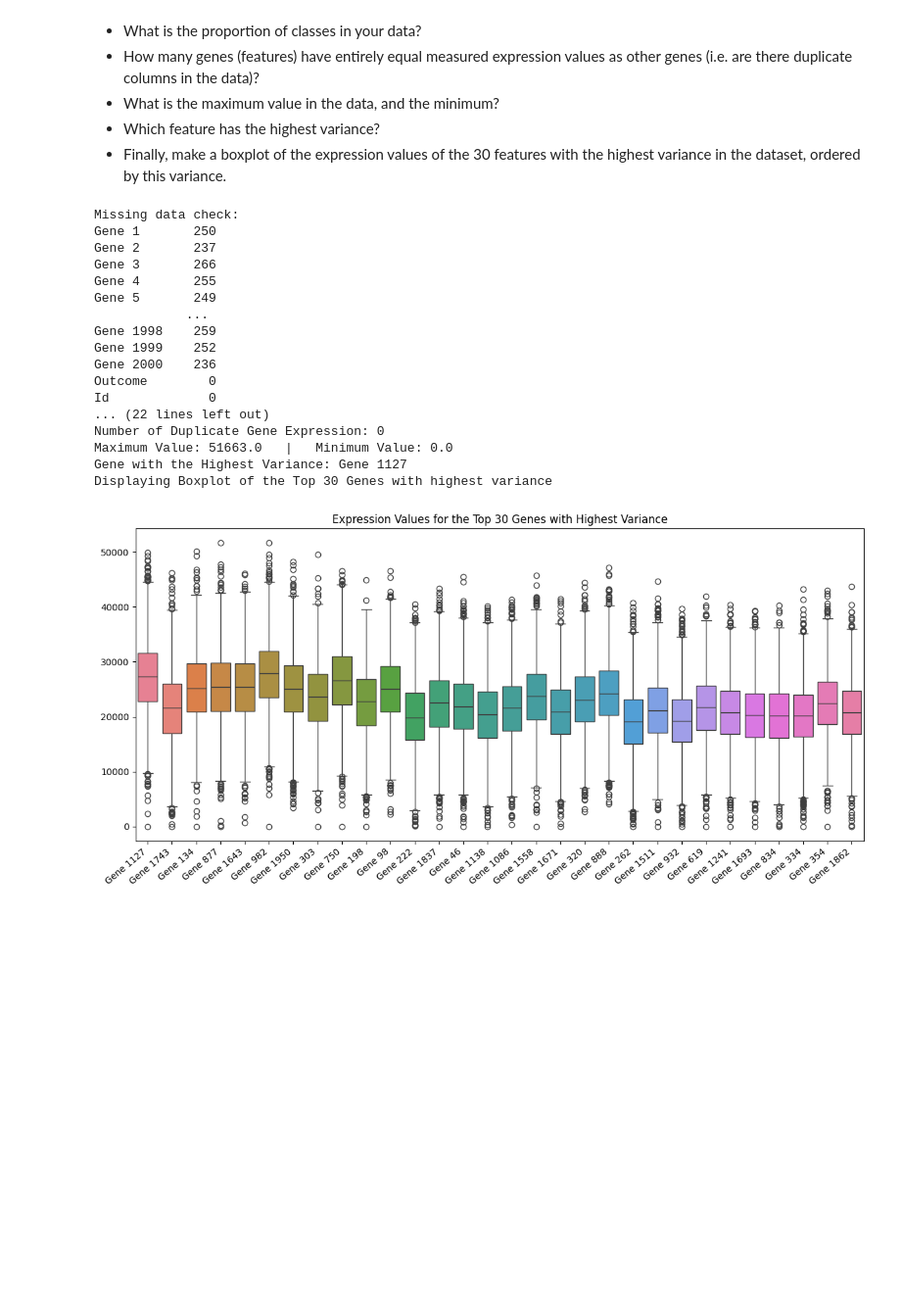
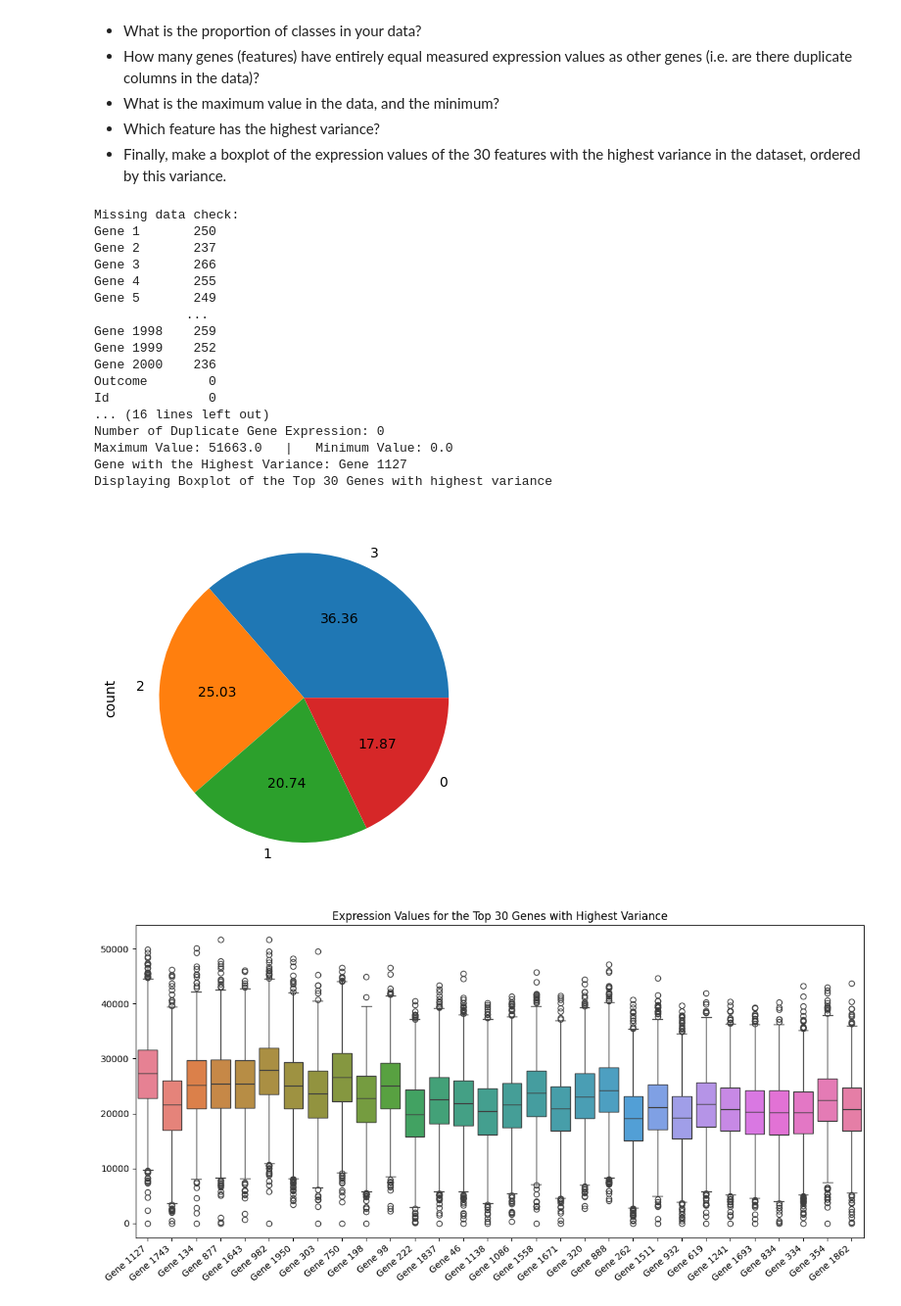
Before and after one commit to manuayllon00/BMLMProject, a Jupyter notebook: project..ipynb, the cells around one changed output. Shown: that part at 98% size. Saved outputs shown, nothing was run; the diff lists cells and outputs as text; code cells hidden in the pictures; blank space fills up the shorter version.

```diff
--- a/project..ipynb
+++ b/project..ipynb
@@ -43,11 +61,8 @@ print(df_train.isnull().sum())
 print("\nData Types check:")
 print(df_train.dtypes)
 # -------------------------------------------------------------------------------------
-class_counts = df_train['Outcome'].value_counts()
-# Calculate the proportion of each class
-class_proportions = class_counts / len(df_train)
 print("Class Proportions:")
-print(class_proportions)
+df_train['Outcome'].value_counts().plot.pie(autopct='%.2f')
 # -------------------------------------------------------------------------------------
 num_duplicate_columns = df_train.columns.duplicated().sum()
 print("Number of Duplicate Gene Expression:", num_duplicate_columns)
@@ -66,32 +81,33 @@ variances = df_train.var()
 variances_sorted = variances.sort_values(ascending=False)
 # Select the top 30 features and create a dataframe with them
 top30 = variances_sorted[:30].index.tolist()
 top30_df = df_train[top30]
 # Making the boxplot
 plt.figure(figsize=(12, 6))
 ax = sns.boxplot(data=top30_df)
 ax.set_xticks(range(len(top30)))
 ax.set_xticklabels(top30, rotation=40, ha="right")
 ax.set_title('Expression Values for the Top 30 Genes with Highest Variance')
 plt.tight_layout()
 plt.show()
 # -------------------------------------------------------------------------------------
 # %% [output]
 Missing data check:
 Gene 1       250
 Gene 2       237
 Gene 3       266
 Gene 4       255
 Gene 5       249
             ...
 Gene 1998    259
 Gene 1999    252
 Gene 2000    236
 Outcome        0
 Id             0
-... (22 lines left out)
+... (16 lines left out)
 Number of Duplicate Gene Expression: 0
 Maximum Value: 51663.0   |   Minimum Value: 0.0
 Gene with the Highest Variance: Gene 1127
 Displaying Boxplot of the Top 30 Genes with highest variance
-[figure, old version]
+[figure, new version]
+[figure, added]
```
Also changed, not shown: parts of 8 cells of this notebook, 1 other file.
